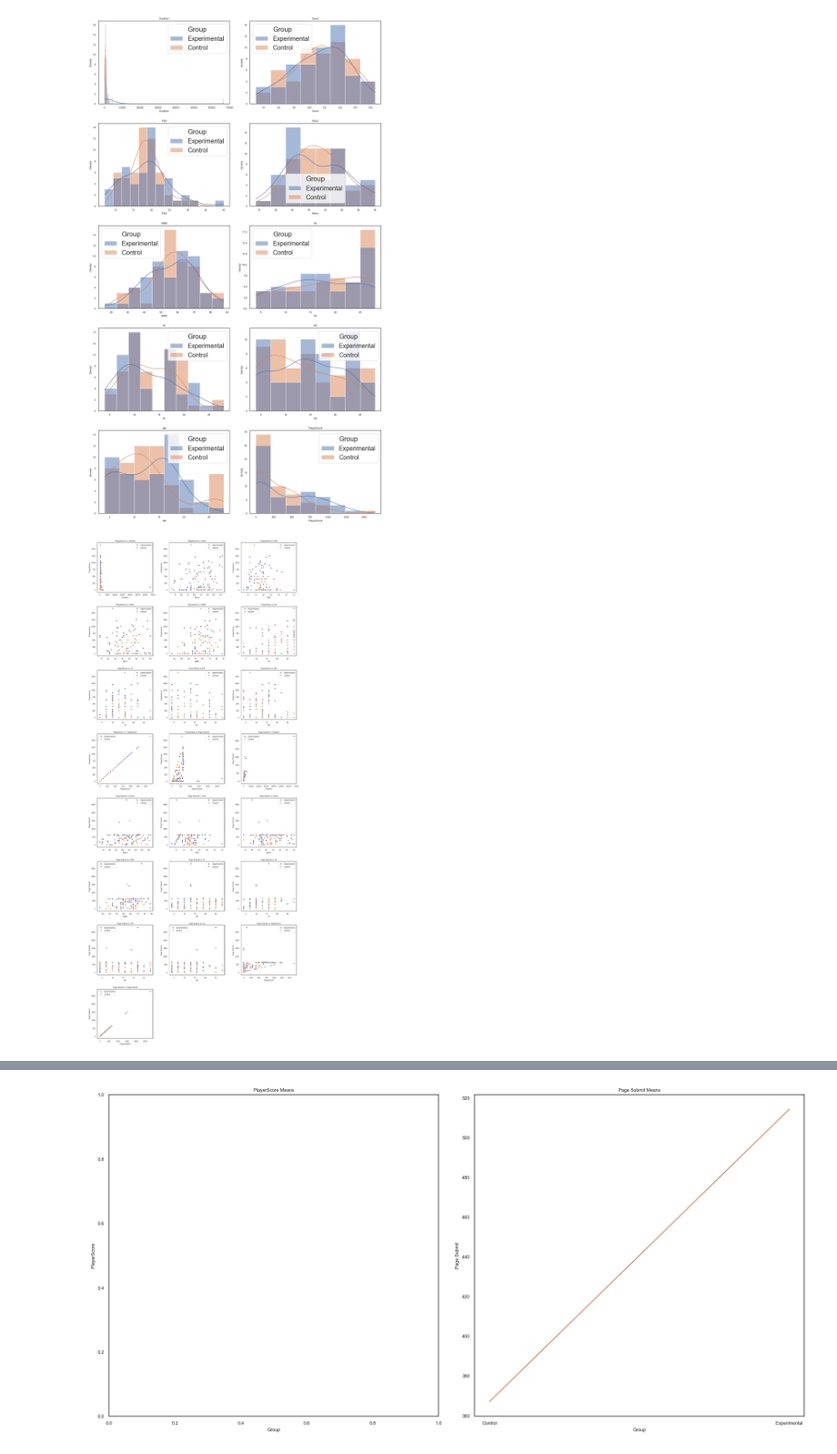
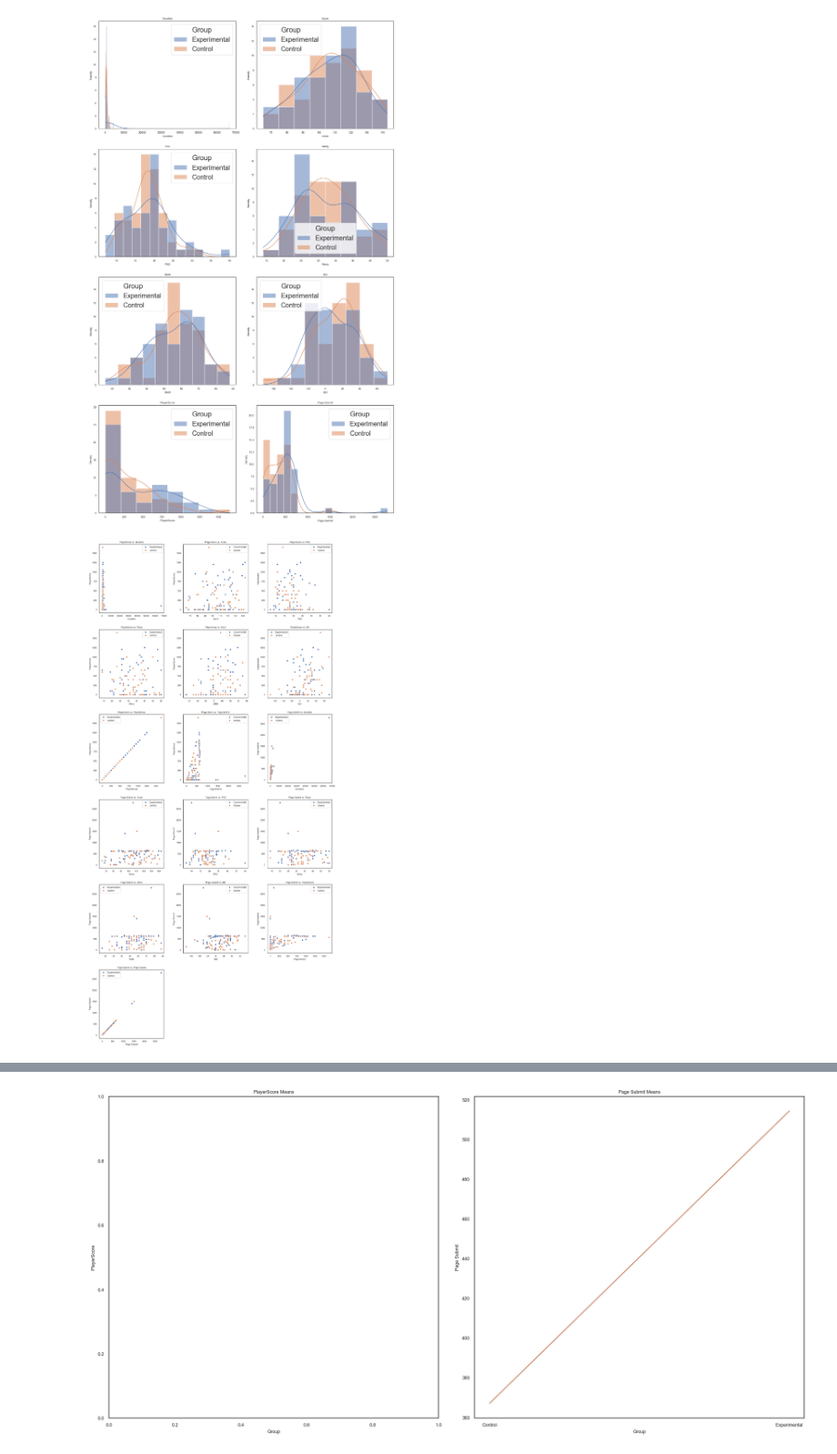
Before and after one commit to sophieneale/COGS164, a Jupyter notebook: 164vis.ipynb, the cells around one changed output, grey strips where cells are left out. Shown at 91% size. Cells and saved outputs as stored; diff of their text form; code cells hidden in the pictures.

```diff
--- a/164vis.ipynb
+++ b/164vis.ipynb
@@ -68,6 +68,10 @@ def float_convert(value):
 num_cols = ['Duration', 'Score', 'PSS', 'Worry', 'SIMS', 'IM', 'IR', 'ER', 'AM', 'PlayerScore', 'Page Submit']
 for col in num_cols:
     data[col] = data[col].apply(float_convert)
+# %%
+data = data.assign(SDI= 2*data["IM"]+data["IR"]-data["ER"]-2*data["AM"]).drop(labels= ['IM', 'IR', 'ER', 'AM'], axis=1)
+# %%
+num_cols = ['Duration', 'Score', 'PSS', 'Worry', 'SIMS', 'SDI', 'PlayerScore', 'Page Submit']
 # %%
 def btwn_groups_plots(data, subplots, fig_size):
     v, h = subplots[:2]
@@ -94,39 +98,39 @@ def btwn_groups_plots(data, subplots, fig_size):
 
 btwn_groups_plots(data, [len(num_cols)//2+1, 2, 1], [15, 30])
 # %% [output]
-[figure, old version]
+[figure, new version]
 # %%
 # temp
 E_data = data[data['Group'] == 'Experimental']
 C_data = data[data['Group'] == 'Control']
 
 def within_groups_plots(data, subplots, fig_size):
     v, h = subplots[:2]
     fig, axes = plt.subplots(v, h, figsize=fig_size)
     label_size = 9
     i = 0
 
     if v * h == 1:
         axes = [axes]  # Convert single-axis to a list
     else:
         axes = axes.flatten()
 
     for y_col in ['PlayerScore', 'Page Submit']:
         for x_col in num_cols:
             sns.scatterplot(data= data, x= x_col, y= y_col, hue= "Group", ax=axes[i])
             axes[i].set_title(f"{y_col} vs. {x_col}", fontsize=label_size)
             axes[i].set_xlabel(x_col, fontsize=label_size)
             axes[i].set_ylabel(y_col, fontsize=label_size)
             axes[i].tick_params(axis="both", labelsize=label_size)
             axes[i].legend(fontsize= label_size)
             i += 1
     fig.delaxes(axes[-1])
     fig.delaxes(axes[-2])
     plt.tight_layout()
 
-within_groups_plots(data, [8, 3, 1], [15, 35])
+within_groups_plots(data, [6, 3, 1], [15, 30])
 # %% [output]
-[figure, old version]
+[figure, new version]
 # %%
 spearman_E = E_data.corr(method= 'spearman')
 spearman_C = C_data.corr(method= 'spearman')
```
Also changed, not shown: parts of 5 cells of this notebook.
